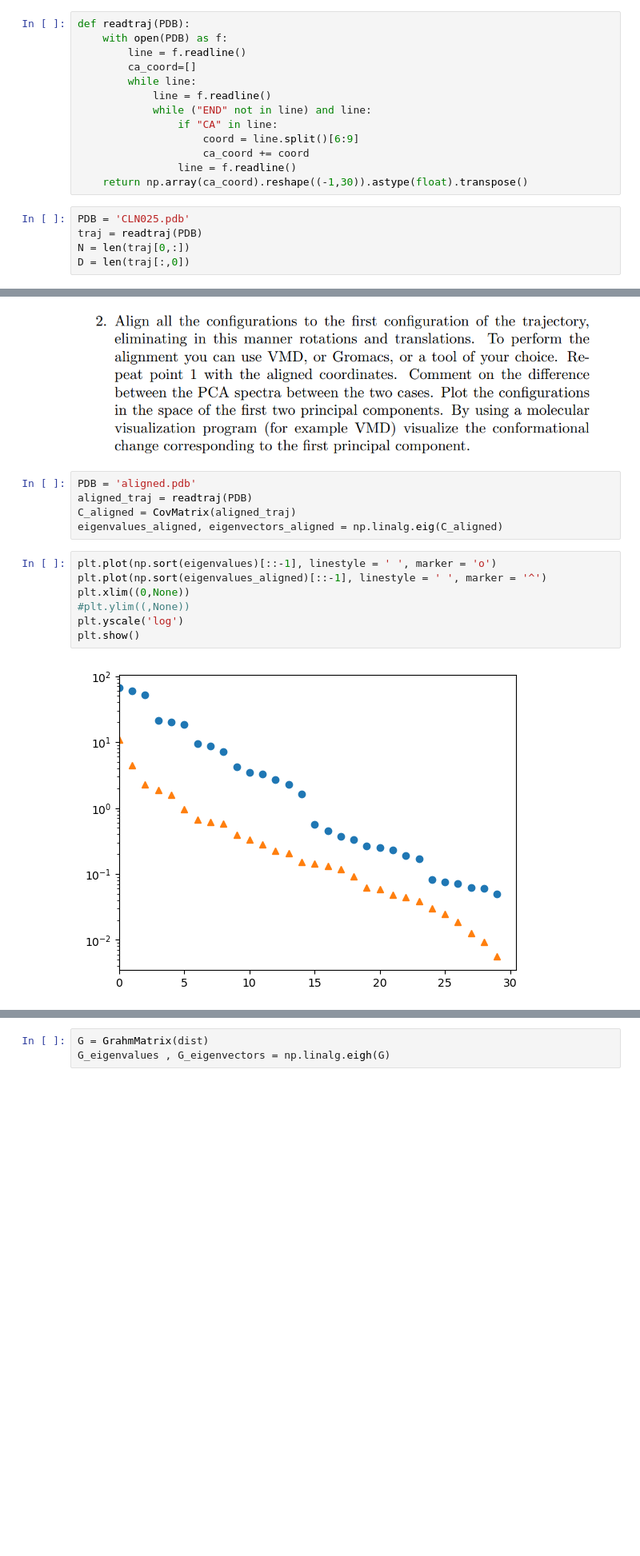
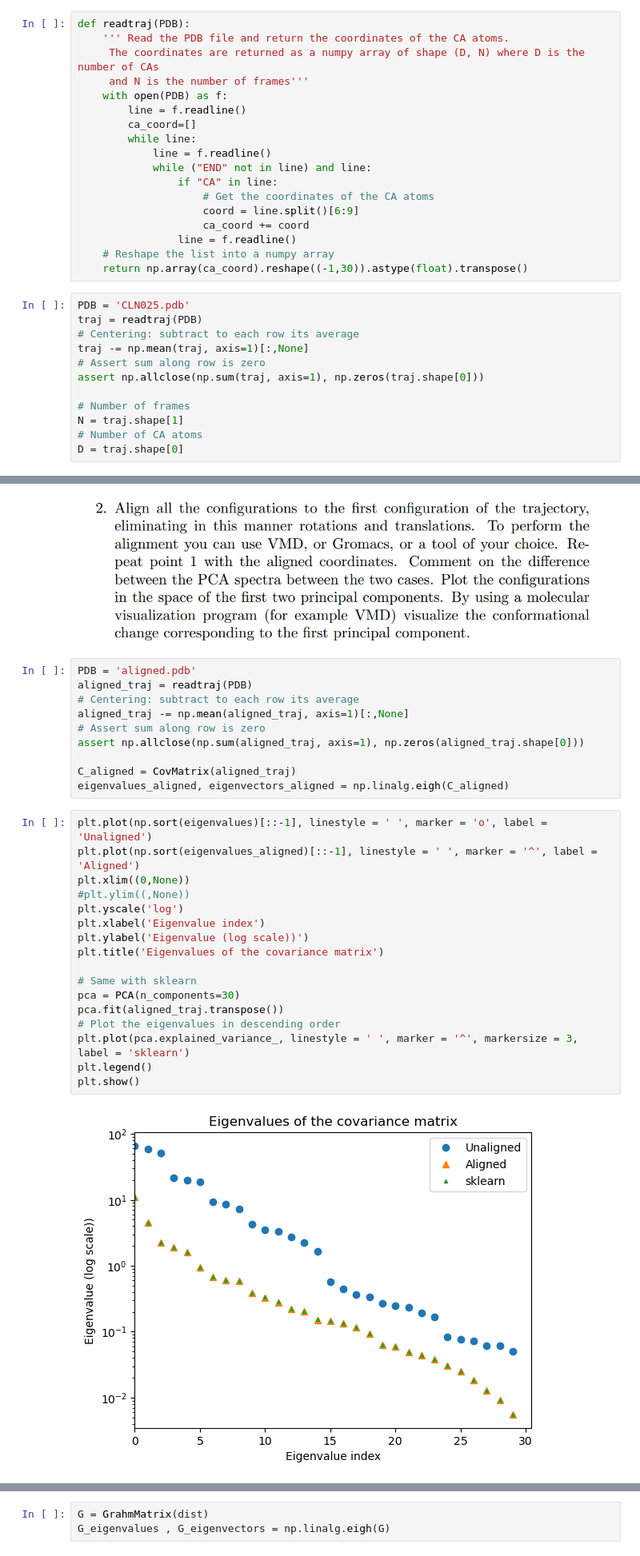
Before and after one commit to giusSacco/StatMech, a Jupyter notebook: UL/Ex1/PCAandMDS.ipynb, the cells around one changed output, grey strips where cells are left out. Shown at 80% size. Cells and saved outputs as stored; diff of their text form; blank space fills up the shorter version.

```diff
--- a/UL/Ex1/PCAandMDS.ipynb
+++ b/UL/Ex1/PCAandMDS.ipynb
@@ -8,5 +7,8 @@ import MDAnalysis as mda
 # %%
 def readtraj(PDB):
+    ''' Read the PDB file and return the coordinates of the CA atoms.
+     The coordinates are returned as a numpy array of shape (D, N) where D is the number of CAs
+     and N is the number of frames'''
     with open(PDB) as f:
         line = f.readline()
         ca_coord=[]
@@ -14,13 +16,22 @@ def readtraj(PDB):
             line = f.readline()
             while ("END" not in line) and line:
                 if "CA" in line:
+                    # Get the coordinates of the CA atoms
                     coord = line.split()[6:9]
                     ca_coord += coord
                 line = f.readline()
+    # Reshape the list into a numpy array
     return np.array(ca_coord).reshape((-1,30)).astype(float).transpose()
 # %%
 PDB = 'CLN025.pdb'
 traj = readtraj(PDB)
-N = len(traj[0,:])
-D = len(traj[:,0])
+# Centering: subtract to each row its average
+traj -= np.mean(traj, axis=1)[:,None]
+# Assert sum along row is zero
+assert np.allclose(np.sum(traj, axis=1), np.zeros(traj.shape[0]))
+
+# Number of frames
+N = traj.shape[1]
+# Number of CA atoms
+D = traj.shape[0]
 # %%
@@ -47,14 +102,29 @@ plt.ylim((0,None))
 # %%
 PDB = 'aligned.pdb'
 aligned_traj = readtraj(PDB)
+# Centering: subtract to each row its average
+aligned_traj -= np.mean(aligned_traj, axis=1)[:,None]
+# Assert sum along row is zero
+assert np.allclose(np.sum(aligned_traj, axis=1), np.zeros(aligned_traj.shape[0]))
+
 C_aligned = CovMatrix(aligned_traj)
-eigenvalues_aligned, eigenvectors_aligned = np.linalg.eig(C_aligned)
+eigenvalues_aligned, eigenvectors_aligned = np.linalg.eigh(C_aligned)
 # %%
-plt.plot(np.sort(eigenvalues)[::-1], linestyle = ' ', marker = 'o')
-plt.plot(np.sort(eigenvalues_aligned)[::-1], linestyle = ' ', marker = '^')
+plt.plot(np.sort(eigenvalues)[::-1], linestyle = ' ', marker = 'o', label = 'Unaligned')
+plt.plot(np.sort(eigenvalues_aligned)[::-1], linestyle = ' ', marker = '^', label = 'Aligned')
 plt.xlim((0,None))
 #plt.ylim((,None))
 plt.yscale('log')
+plt.xlabel('Eigenvalue index')
+plt.ylabel('Eigenvalue (log scale))')
+plt.title('Eigenvalues of the covariance matrix')
+
+# Same with sklearn
+pca = PCA(n_components=30)
+pca.fit(aligned_traj.transpose())
+# Plot the eigenvalues in descending order
+plt.plot(pca.explained_variance_, linestyle = ' ', marker = '^', markersize = 3, label = 'sklearn')
+plt.legend()
 plt.show()
 # %% [output]
-[figure, old version]
+[figure, new version]
```
Also changed, not shown: parts of 18 cells of this notebook.
